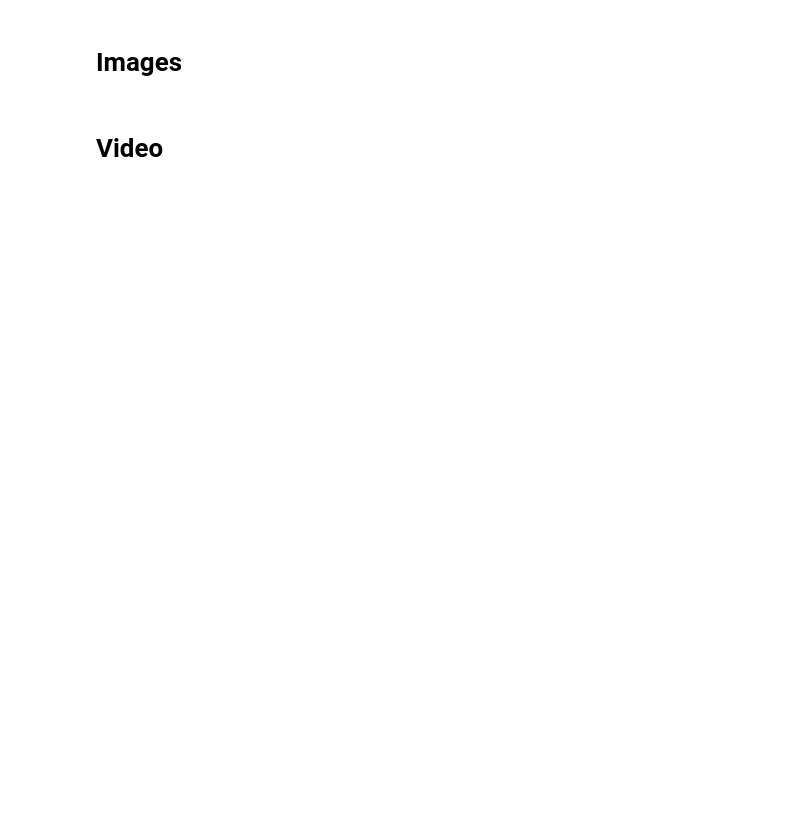
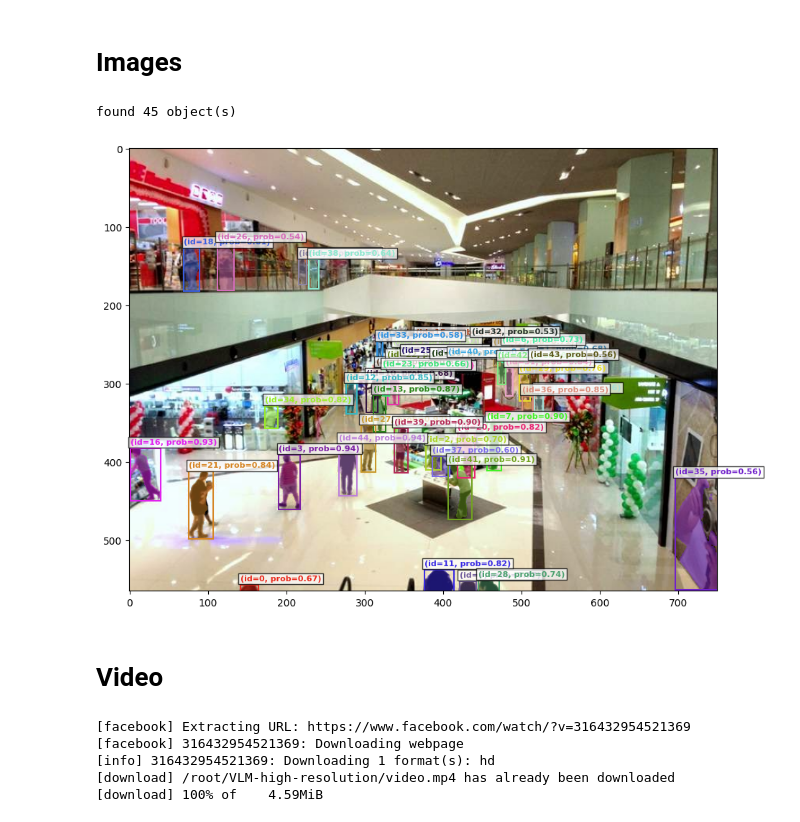
Before and after one commit to letractien/VLM-high-resolution, a Jupyter notebook: VLM-Testing-SAM3.ipynb, the cells around one changed output. Cells and saved outputs as stored; diff of their text form; code cells hidden in the pictures; blank space fills up the shorter version.

```diff
--- a/VLM-Testing-SAM3.ipynb
+++ b/VLM-Testing-SAM3.ipynb
@@ -40,3 +41,27 @@ output = processor.set_text_prompt(state=inference_state, prompt="<YOUR_TEXT_PRO
 masks, boxes, scores = output["masks"], output["boxes"], output["scores"]
+# %%
+from sam3.visualization_utils import plot_results
+plot_results(image, inference_state)
+# %% [output]
+found 45 object(s)
+[figure, added]
 # %% [markdown]
 # Video
+# %%
+import yt_dlp
+
+url = "https://www.facebook.com/watch/?v=316432954521369"
+output_filename = "/root/VLM-high-resolution/video.mp4"
+ydl_opts = {
+    "outtmpl": output_filename,
+    "format": "best",
+}
+
+with yt_dlp.YoutubeDL(ydl_opts) as ydl:
+    ydl.download([url])
+# %% [output]
+[facebook] Extracting URL: https://www.facebook.com/watch/?v=316432954521369
+[facebook] 316432954521369: Downloading webpage
+[info] 316432954521369: Downloading 1 format(s): hd
+[download] /root/VLM-high-resolution/video.mp4 has already been downloaded
+[download] 100% of    4.59MiB
```
Also changed, not shown: parts of 8 cells of this notebook, 3 other files.
